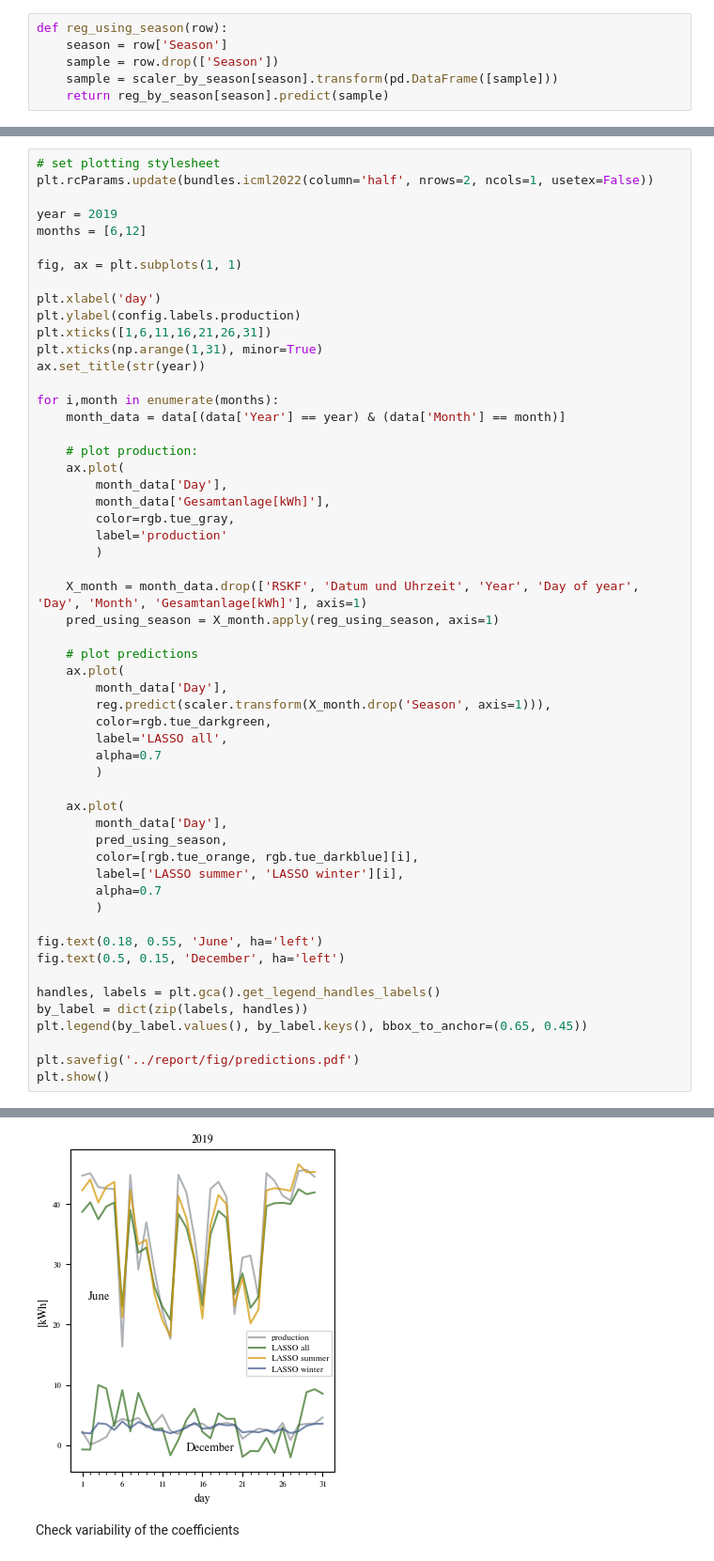
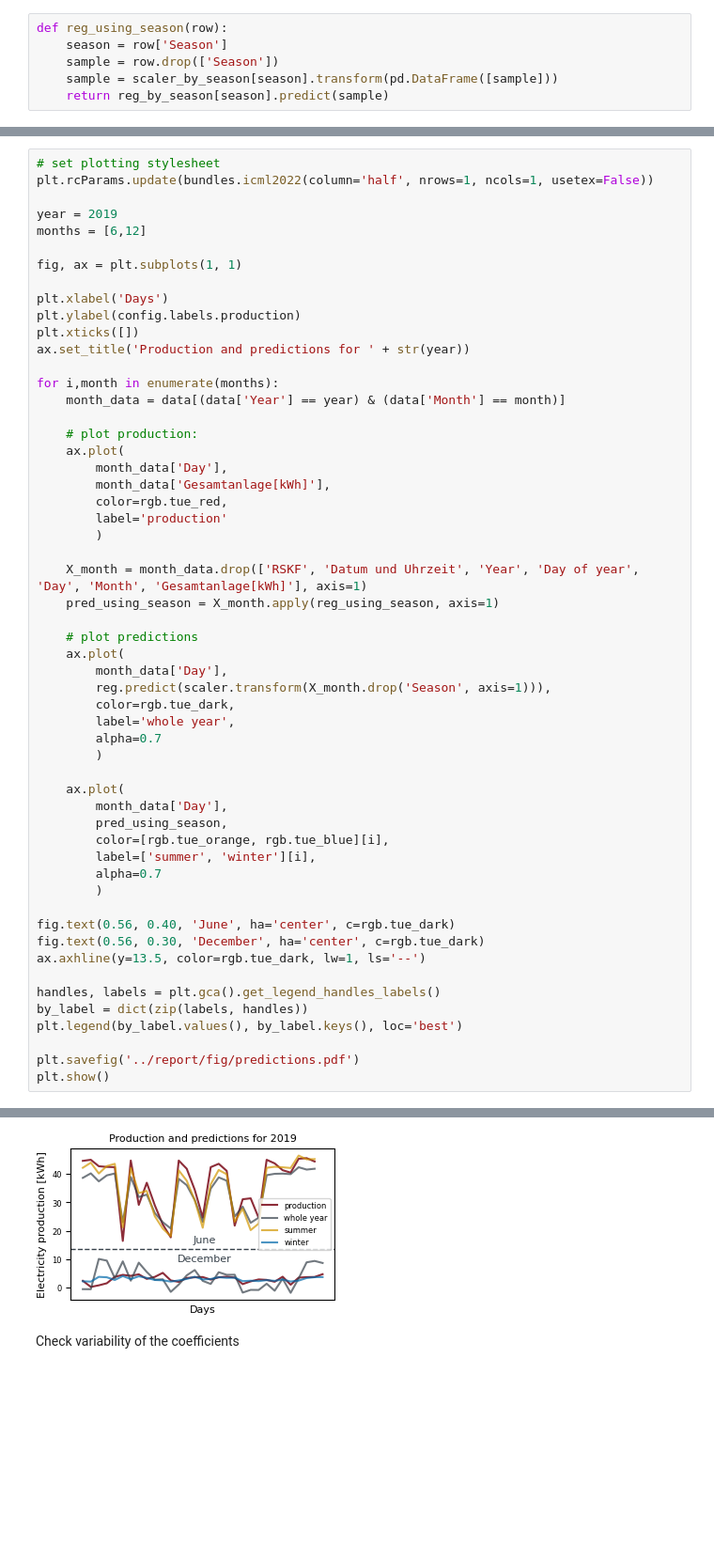
Before and after one commit to Xploeng/DataLiteracy, a Jupyter notebook: experiments/make_linear_regression.ipynb, the cells around one changed output, grey strips where cells are left out. Shown at 94% size. Cells and saved outputs as stored; diff of their text form; blank space fills up the shorter version.

```diff
--- a/experiments/make_linear_regression.ipynb
+++ b/experiments/make_linear_regression.ipynb
@@ -288,18 +288,17 @@ For 2022 the MSE is 9.09.
 [figure]
 # %%
 # set plotting stylesheet
-plt.rcParams.update(bundles.icml2022(column='half', nrows=2, ncols=1, usetex=False))
+plt.rcParams.update(bundles.icml2022(column='half', nrows=1, ncols=1, usetex=False))
 
 year = 2019
 months = [6,12]
 
 fig, ax = plt.subplots(1, 1)
 
-plt.xlabel('day')
+plt.xlabel('Days')
 plt.ylabel(config.labels.production)
-plt.xticks([1,6,11,16,21,26,31])
-plt.xticks(np.arange(1,31), minor=True)
-ax.set_title(str(year))
+plt.xticks([])
+ax.set_title('Production and predictions for ' + str(year))
 
 for i,month in enumerate(months):
     month_data = data[(data['Year'] == year) & (data['Month'] == month)]
@@ -308,7 +307,7 @@ for i,month in enumerate(months):
     ax.plot(
         month_data['Day'],
         month_data['Gesamtanlage[kWh]'],
-        color=rgb.tue_gray,
+        color=rgb.tue_red,
         label='production'
         )
 
@@ -319,25 +318,26 @@ for i,month in enumerate(months):
     ax.plot(
         month_data['Day'],
         reg.predict(scaler.transform(X_month.drop('Season', axis=1))),
-        color=rgb.tue_darkgreen,
-        label='LASSO all',
+        color=rgb.tue_dark,
+        label='whole year',
         alpha=0.7
         )
 
     ax.plot(
         month_data['Day'],
         pred_using_season,
-        color=[rgb.tue_orange, rgb.tue_darkblue][i],
-        label=['LASSO summer', 'LASSO winter'][i],
+        color=[rgb.tue_orange, rgb.tue_blue][i],
+        label=['summer', 'winter'][i],
         alpha=0.7
         )
 
-fig.text(0.18, 0.55, 'June', ha='left')
-fig.text(0.5, 0.15, 'December', ha='left')
+fig.text(0.56, 0.40, 'June', ha='center', c=rgb.tue_dark)
+fig.text(0.56, 0.30, 'December', ha='center', c=rgb.tue_dark)
+ax.axhline(y=13.5, color=rgb.tue_dark, lw=1, ls='--')
 
 handles, labels = plt.gca().get_legend_handles_labels()
 by_label = dict(zip(labels, handles))
-plt.legend(by_label.values(), by_label.keys(), bbox_to_anchor=(0.65, 0.45))
+plt.legend(by_label.values(), by_label.keys(), loc='best')
 
 plt.savefig('../report/fig/predictions.pdf')
 plt.show()
@@ -345,4 +362,4 @@ plt.show()
-[figure, old version]
+[figure, new version]
 # %% [markdown]
 Check variability of the coefficients
 # %%
```
Also changed, not shown: parts of 1 cell of this notebook.
